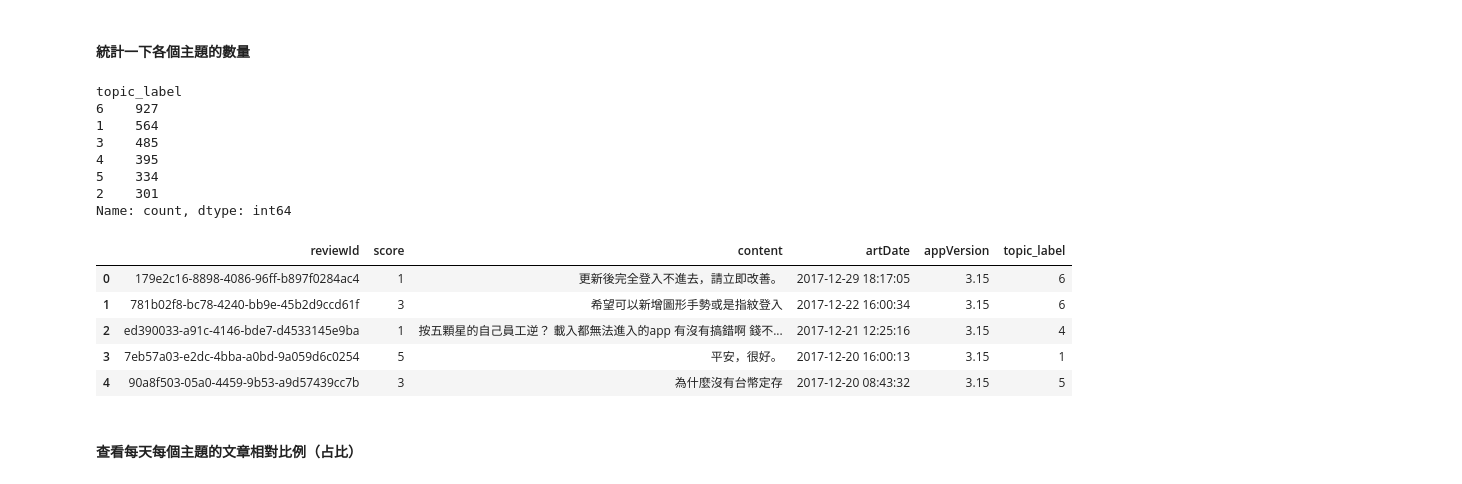
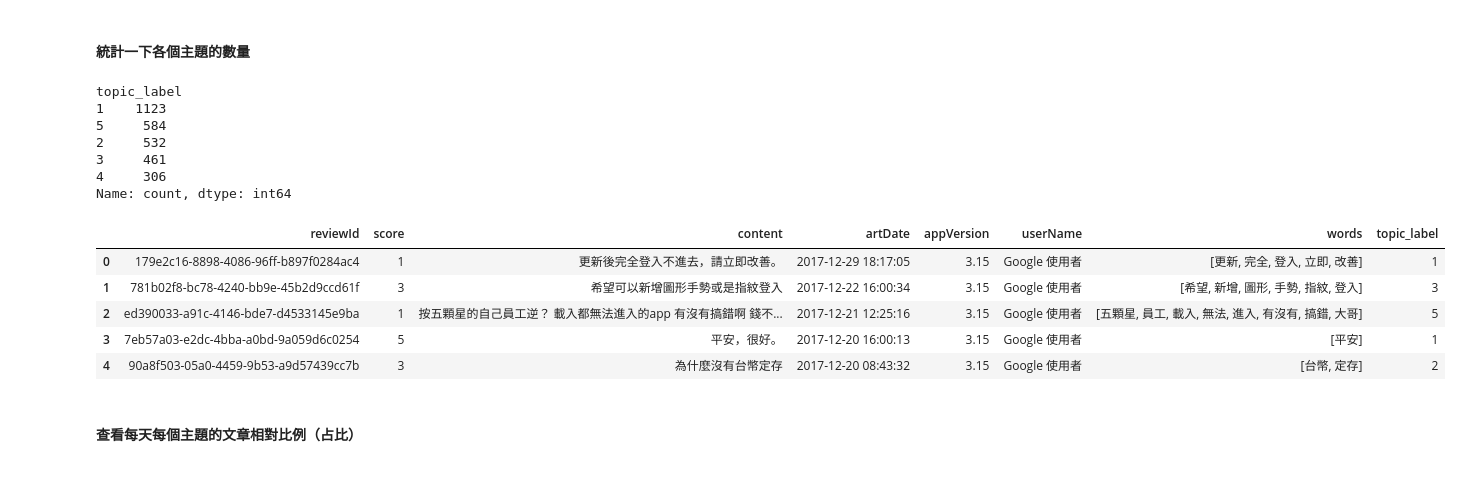
Before and after one commit to hank9453/sb, a Jupyter notebook: topic_model_zh_udn.ipynb, the cells around one changed output. Saved outputs shown, nothing was run; the diff lists cells and outputs as text; code cells hidden in the pictures.

```diff
--- a/topic_model_zh_udn.ipynb
+++ b/topic_model_zh_udn.ipynb
@@ -316,0 +1435,4 @@ ldamodel.print_topics()
+# %%
+# perplexity
+perplexity = ldamodel.log_perplexity(corpus)
+perplexity
@@ -316,0 +1486,29 @@ ldamodel.print_topics()
+# %%
+t0 = time.time()
+
+topic_num_list = np.arange(2, 10)
+result = {"topic_num":[], "perplexity":[], "pmi":[]}
+model_set = dict()
+
+
+for topic_num in topic_num_list:
+    # perplexity
+    model = LdaModel(
+        corpus = corpus,
+        num_topics = topic_num ,
+        id2word=dictionary,
+        random_state = 1500,
+        passes=5 # 訓練次數
+        )
+
+    loss = model.log_perplexity(corpus)
+    pmi = CoherenceModel(model=model, texts=docs, coherence='c_npmi').get_coherence()
+    perplexity = np.exp(-1. * loss)
+
+    # model_set[f'k_{topic_num}'] = model
+
+    result['topic_num'].append(topic_num)
+    result['perplexity'].append(perplexity)
+    result['pmi'].append(pmi)
+
+print(f"花費時間: {time.time() - t0} sec")
@@ -329,7 +1569,7 @@ ldamodel.print_topics()
 # %%
 best_model = LdaModel(
     corpus = corpus,
-    num_topics = 6,
+    num_topics = 5,
     id2word=dictionary,
     random_state = 6969,
     passes = 10 # 訓練次數
@@ -583,28 +1800,27 @@ array([[0.03333792, 0.03339433, 0.03361683, 0.0334272 , 0.03347511,
 # %%
 # 將主題的機率分布轉換成主題標籤
-udn['topic_label'] = m_theta.argmax(axis=1) + 1
+df['topic_label'] = m_theta.argmax(axis=1) + 1
 # %% [markdown]
 #### 統計一下各個主題的數量
 # %%
-udn['topic_label'].value_counts()
+df['topic_label'].value_counts()
 # %% [output]
 topic_label
-6    927
-1    564
-3    485
-4    395
-5    334
-2    301
+1    1123
+5     584
+2     532
+3     461
+4     306
 Name: count, dtype: int64
 # %%
-udn.head()
+df.head()
 # %% [output]
-|  | reviewId | score | content | artDate | appVersion | topic_label |
-| 0 | 179e2c16-8898-4086-96ff-b897f0284ac4 | 1 | 更新後完全登入不進去，請立即改善。 | 2017-12-29 18:17:05 | 3.15 | 6 |
-| 1 | 781b02f8-bc78-4240-bb9e-45b2d9ccd61f | 3 | 希望可以新增圖形手勢或是指紋登入 | 2017-12-22 16:00:34 | 3.15 | 6 |
-| 2 | ed390033-a91c-4146-bde7-d4533145e9ba | 1 | 按五顆星的自己員工逆？ 載入都無法進入的app 有沒有搞錯啊 錢不... | 2017-12-21 12:25:16 | 3.15 | 4 |
-| 3 | 7eb57a03-e2dc-4bba-a0bd-9a059d6c0254 | 5 | 平安，很好。 | 2017-12-20 16:00:13 | 3.15 | 1 |
-| 4 | 90a8f503-05a0-4459-9b53-a9d57439cc7b | 3 | 為什麼沒有台幣定存 | 2017-12-20 08:43:32 | 3.15 | 5 |
+|  | reviewId | score | content | artDate | appVersion | userName | words | topic_label |
+| 0 | 179e2c16-8898-4086-96ff-b897f0284ac4 | 1 | 更新後完全登入不進去，請立即改善。 | 2017-12-29 18:17:05 | 3.15 | Google 使用者 | [更新, 完全, 登入, 立即, 改善] | 1 |
+| 1 | 781b02f8-bc78-4240-bb9e-45b2d9ccd61f | 3 | 希望可以新增圖形手勢或是指紋登入 | 2017-12-22 16:00:34 | 3.15 | Google 使用者 | [希望, 新增, 圖形, 手勢, 指紋, 登入] | 3 |
+| 2 | ed390033-a91c-4146-bde7-d4533145e9ba | 1 | 按五顆星的自己員工逆？ 載入都無法進入的app 有沒有搞錯啊 錢不... | 2017-12-21 12:25:16 | 3.15 | Google 使用者 | [五顆星, 員工, 載入, 無法, 進入, 有沒有, 搞錯, 大哥] | 5 |
+| 3 | 7eb57a03-e2dc-4bba-a0bd-9a059d6c0254 | 5 | 平安，很好。 | 2017-12-20 16:00:13 | 3.15 | Google 使用者 | [平安] | 1 |
+| 4 | 90a8f503-05a0-4459-9b53-a9d57439cc7b | 3 | 為什麼沒有台幣定存 | 2017-12-20 08:43:32 | 3.15 | Google 使用者 | [台幣, 定存] | 2 |
 # %% [markdown]
 #### 查看每天每個主題的文章相對比例（占比）
 # %%
```
Also changed, not shown: parts of 154 cells of this notebook, 18 other files.
